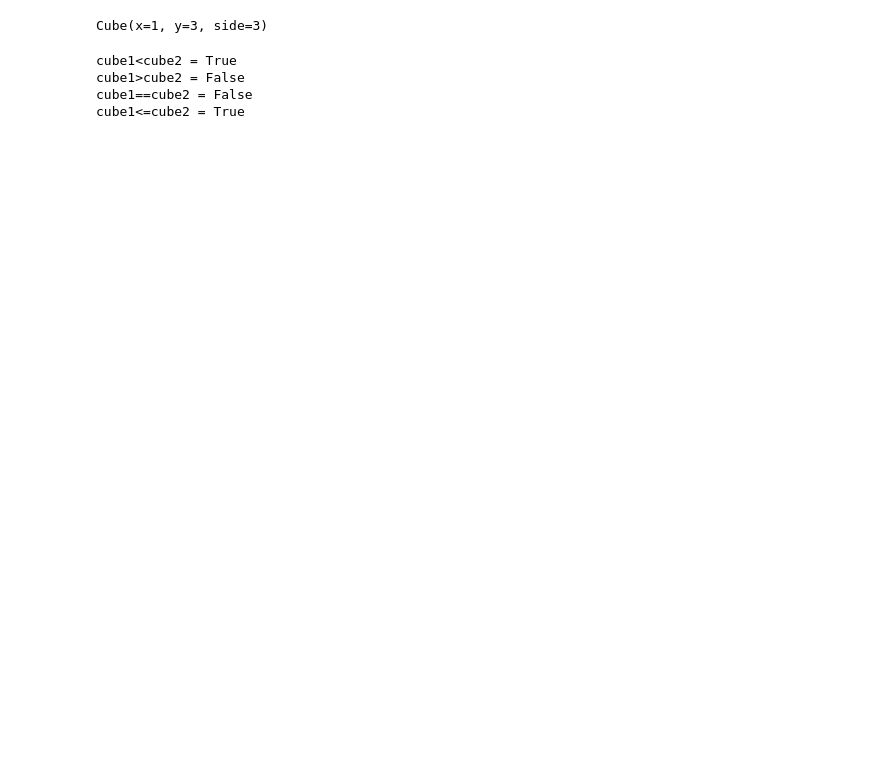
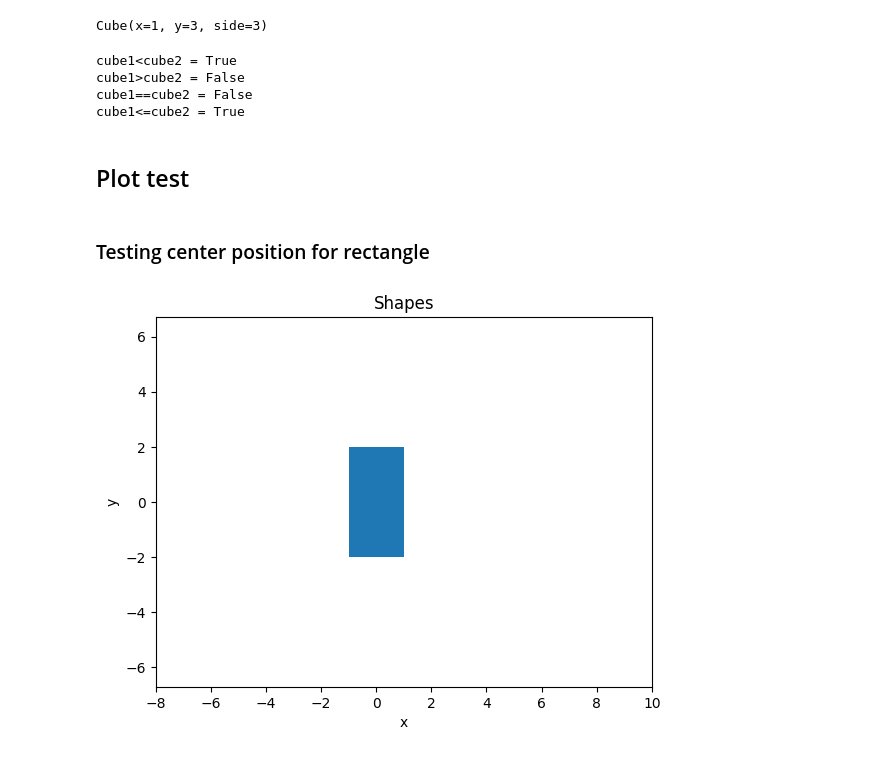
Before and after one commit to Anja-Sche/Lab2_Anja_Scherwall, a Jupyter notebook: manual_testing.ipynb, the cells around one changed output. Saved outputs shown, nothing was run; the diff lists cells and outputs as text; code cells hidden in the pictures; blank space fills up the shorter version.

Commit message:
create plot class

```diff
--- a/manual_testing.ipynb
+++ b/manual_testing.ipynb
@@ -216,3 +216,16 @@ cube1<cube2 = True
 cube1>cube2 = False
 cube1==cube2 = False
 cube1<=cube2 = True
+# %% [markdown]
+## Plot test
+# %% [markdown]
+### Testing center position for rectangle
+# %%
+from shape2dplotter import Shape2dPlotter
+rect1 = Rectangle(0,0,2,4)
+
+plotting = Shape2dPlotter(rect1)
+
+plotting.plot()
+# %% [output]
+[figure, added]
```
Also changed, not shown: parts of 10 cells of this notebook, 6 other files.
